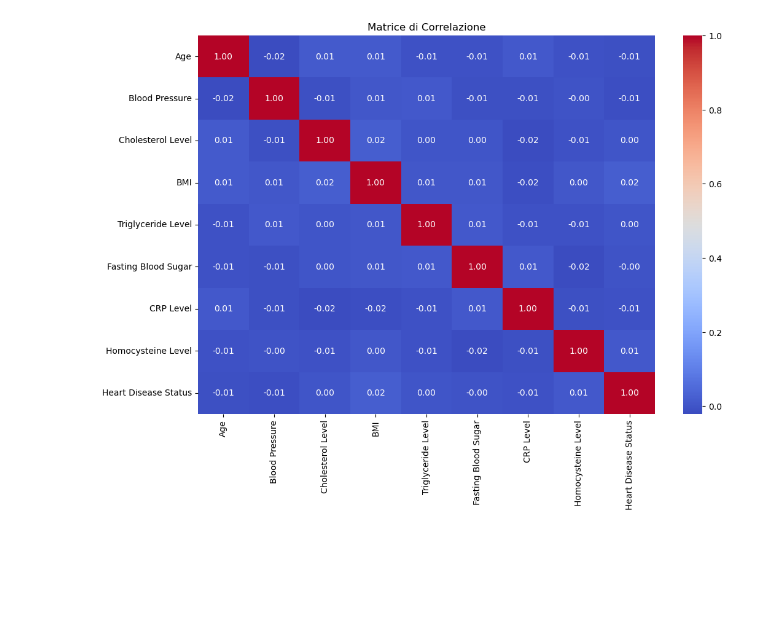
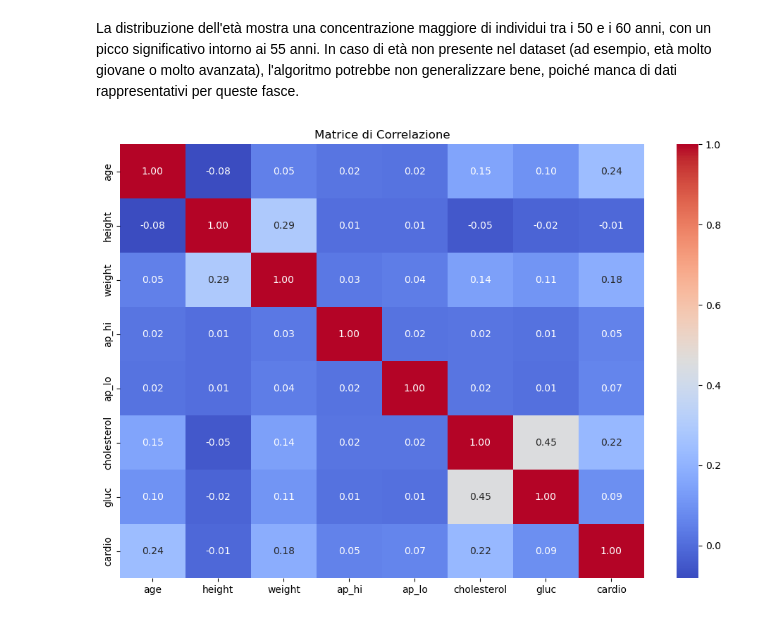
Before and after one commit to GiuseppeSac03/HeartGuard, a Jupyter notebook: data_analysis.ipynb, the cells around one changed output. Saved outputs shown, nothing was run; the diff lists cells and outputs as text; code cells hidden in the pictures; blank space fills up the shorter version.

Commit message:
fix dataset

```diff
--- a/data_analysis.ipynb
+++ b/data_analysis.ipynb
@@ -5,7 +5,7 @@ import matplotlib.pyplot as plt
 import seaborn as sns
 # %%
 # Carica il file CSV
-data = pd.read_csv('heart_disease.csv')
+data = pd.read_csv('cardio_train.csv', sep=';')
 
 # Visualizza le prime righe
 data.head()
@@ -91,8 +88,11 @@ Name: count, dtype: int64
 # %%
-# Istogrammi per variabili numeriche
-numerical_columns = ['Age', 'Blood Pressure', 'Cholesterol Level', 'BMI',
-                     'Triglyceride Level', 'Fasting Blood Sugar', 'CRP Level', 'Homocysteine Level']
+# Lista corretta delle colonne numeriche
+numerical_columns = ['age', 'height', 'weight']
 
+# Trasformo l'età in anni
+data['age'] = (data['age'] / 365).astype(int)
+
+# Genero gli istogrammi per ogni colonna numerica
 for col in numerical_columns:
     plt.figure(figsize=(8, 5))
     sns.histplot(data[col], kde=True, bins=30)
@@ -138,13 +107,14 @@ for col in categorical_columns:
+# %% [markdown]
+La distribuzione dell'età mostra una concentrazione maggiore di individui tra i 50 e i 60 anni, con un picco significativo intorno ai 55 anni. In caso di età non presente nel dataset (ad esempio, età molto giovane o molto avanzata), l'algoritmo potrebbe non generalizzare bene, poiché manca di dati rappresentativi per queste fasce.
 # %%
-# Converti 'Heart Disease Status' in numerico
-data['Heart Disease Status'] = data['Heart Disease Status'].map({'No': 0, 'Yes': 1})
+numerical_columns = ['age', 'height', 'weight', 'ap_hi', 'ap_lo', 'cholesterol', 'gluc']
 
 # Matrice di correlazione
 plt.figure(figsize=(12, 8))
-corr_matrix = data[numerical_columns + ['Heart Disease Status']].corr()
+corr_matrix = data[numerical_columns + ['cardio']].corr()
 
 sns.heatmap(corr_matrix, annot=True, cmap='coolwarm', fmt='.2f')
 plt.title('Matrice di Correlazione')
 plt.show()
 # %% [output]
-[figure, old version]
+[figure, new version]
```
Also changed, not shown: parts of 14 cells of this notebook, 9 other files.
